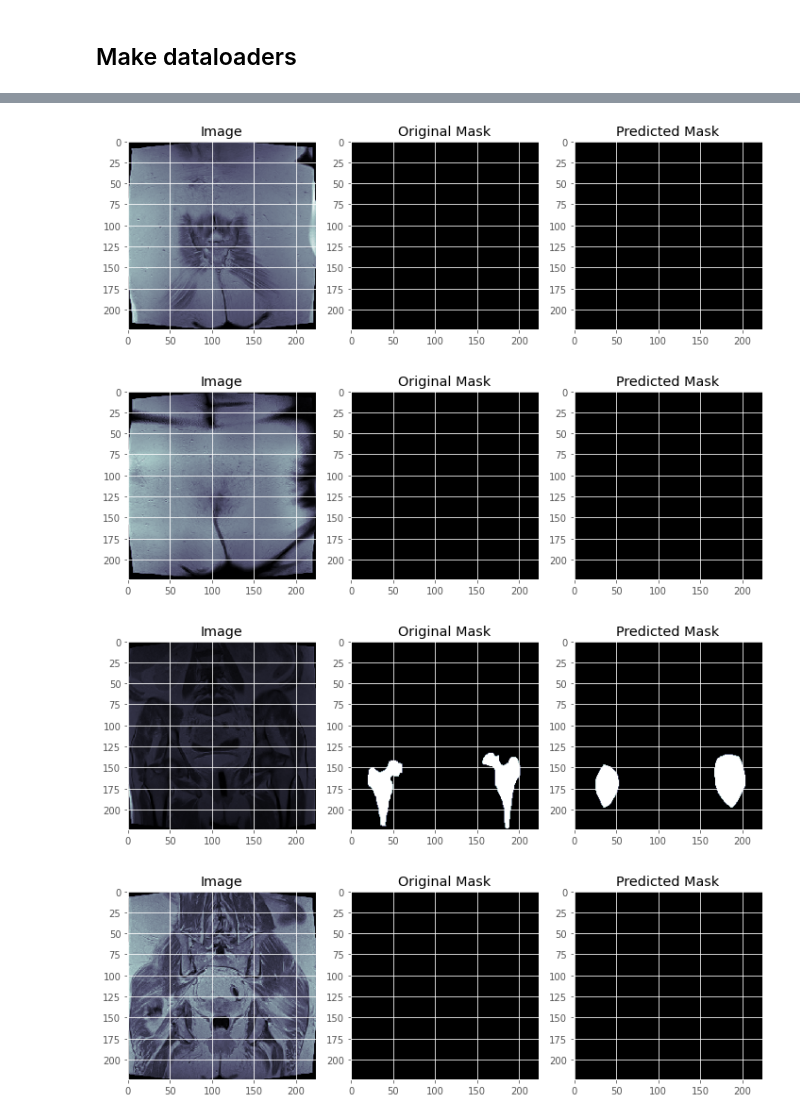
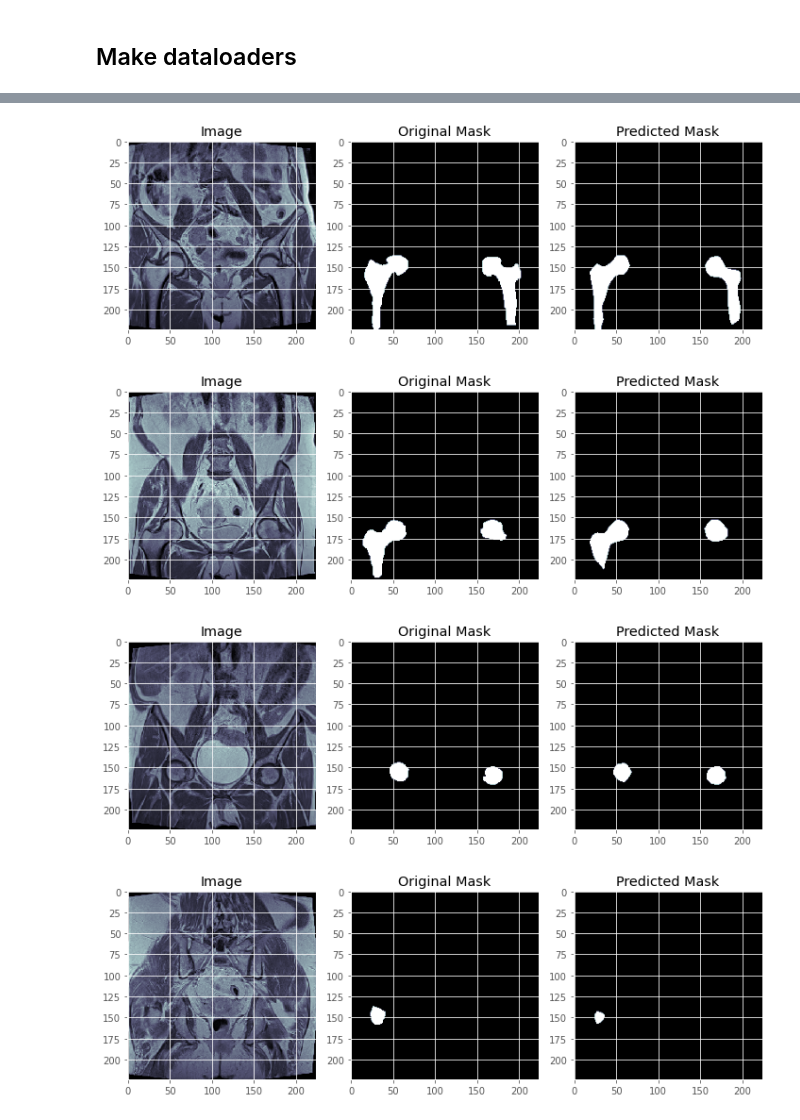
Before and after one commit to easoplee/pelvic_project, a Jupyter notebook: binary_femur_seg.ipynb, the cells around one changed output, grey strips where cells are left out. Saved outputs shown, nothing was run; the diff lists cells and outputs as text; code cells hidden in the pictures.

```diff
--- a/binary_femur_seg.ipynb
+++ b/binary_femur_seg.ipynb
@@ -221,7 +248,7 @@ print(label_dir)
 valset_length = int(len(os.listdir(image_dir)) * 0.1)
 print(valset_length)
 
-image_list = sorted(os.listdir(image_dir))[:341]
+image_list = sorted(os.listdir(image_dir))[:639]
 print(image_list)
 random.shuffle(image_list)
 
@@ -548,8 +586,17 @@ def make_predictions(model, imagePath, labelPath, showPlot=True):
 # image paths
 print("[INFO] loading up test image paths...")
 #imagePaths = open(config.TEST_PATHS).read().strip().split("\n")
-imagePaths = np.random.choice(sorted(os.listdir(image_dir))[:341], size=10)
+imagePaths = []
+count = 0
+while (count !=10):
+  temp = np.random.choice(sorted(os.listdir(image_dir))[:639], size=1)[0]
+  scan = os.path.join(config.LABEL_DIR, temp)
+  scan = np.load(scan)
+  if (len(np.unique(scan))!=1):
+    imagePaths.append(temp)
+    count +=1
 # load our model from disk and flash it to the current device
+print(imagePaths[0])
 print("[INFO] load up model...")
 model = torch.load(config.MODEL_PATH).to(config.DEVICE)
 # iterate over the randomly selected test image paths
@@ -586,4 +634,4 @@ dice_score =  1.0
-[figure, old version]
+[figure, new version]
-[figure, old version]
+[figure, new version]
-[figure, old version]
+[figure, new version]
-[figure, old version]
+[figure, new version]
```
Also changed, not shown: parts of 15 cells of this notebook.
